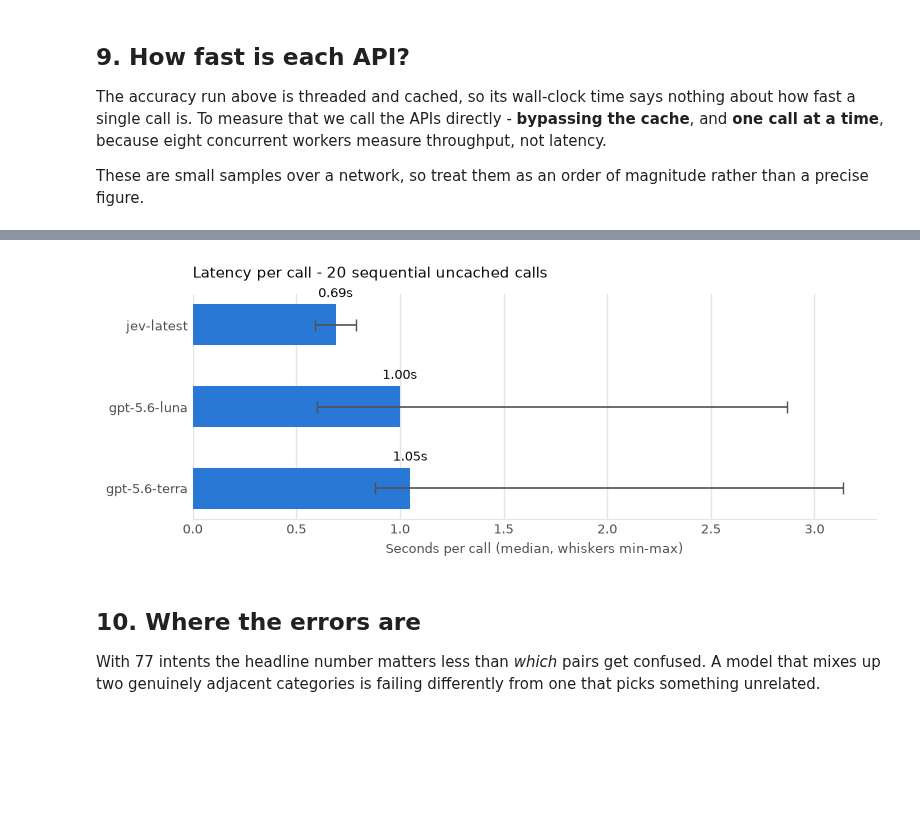
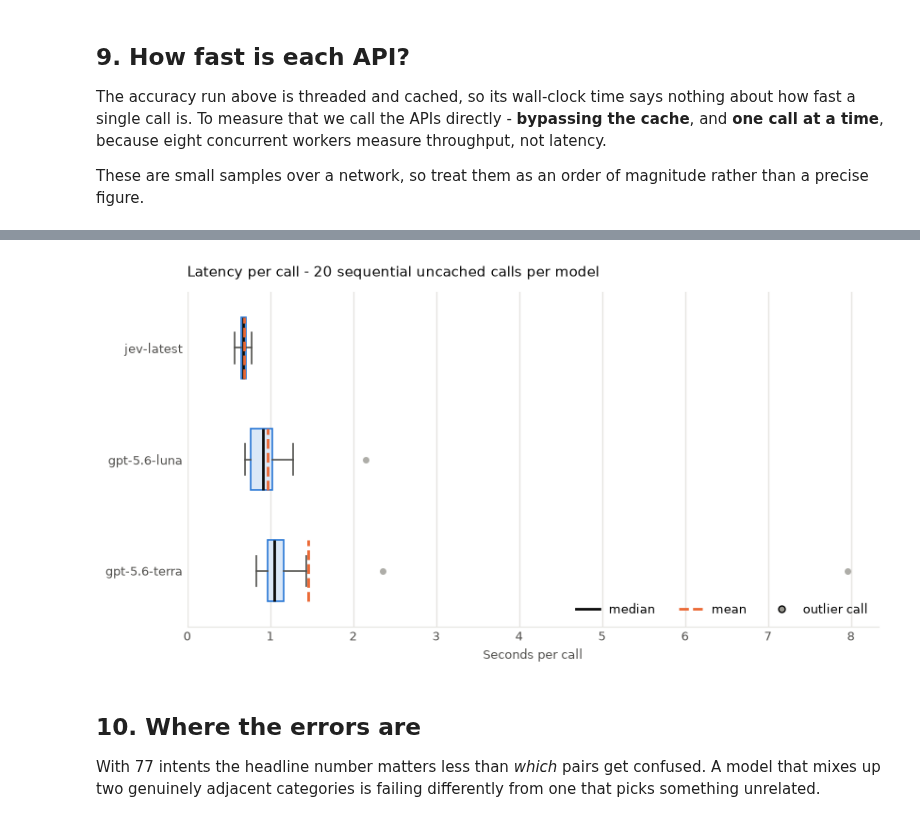
Before and after one commit to miptgirl/miptgirl_medium, a Jupyter notebook: jev/benchmark_banking77.ipynb, the cells around one changed output, grey strips where cells are left out. Saved outputs shown, nothing was run; the diff lists cells and outputs as text; code cells hidden in the pictures; blank space fills up the shorter version.

```diff
--- a/jev/benchmark_banking77.ipynb
+++ b/jev/benchmark_banking77.ipynb
@@ -399,6 +400,8 @@ precise figure.
 SPEED_SAMPLE = 20
 
 speed_rows = []
+speed_samples = {}  # keep every measurement so we can draw the distribution
+
 for model_name, call in MODELS.items():
     latencies = []
     for record in tqdm(records[:SPEED_SAMPLE], desc=model_name):
@@ -412,16 +415,17 @@ for model_name, call in MODELS.items():
     if not latencies:
         continue
 
-    latencies.sort()
+    speed_samples[model_name] = latencies
+    ordered = sorted(latencies)
     speed_rows.append(
         {
             "model": model_name,
-            "calls": len(latencies),
-            "mean_s": round(sum(latencies) / len(latencies), 2),
-            "median_s": round(latencies[len(latencies) // 2], 2),
-            "p90_s": round(latencies[int(len(latencies) * 0.9)], 2),
-            "min_s": round(latencies[0], 2),
-            "max_s": round(latencies[-1], 2),
+            "calls": len(ordered),
+            "mean_s": round(sum(ordered) / len(ordered), 2),
+            "median_s": round(ordered[len(ordered) // 2], 2),
+            "p90_s": round(ordered[int(len(ordered) * 0.9)], 2),
+            "min_s": round(ordered[0], 2),
+            "max_s": round(ordered[-1], 2),
         }
     )
 
@@ -435,38 +447,57 @@ speed
 # %%
-if not speed.empty:
-    fig, ax = plt.subplots(figsize=(8, 3.2))
+if speed_samples:
+    models = list(speed.sort_values("median_s", ascending=False)["model"])
+    measurements = [speed_samples[name] for name in models]
 
-    y = range(len(speed))
-    left = speed["median_s"] - speed["min_s"]
-    right = speed["max_s"] - speed["median_s"]
+    fig, ax = plt.subplots(figsize=(8.5, 0.9 * len(models) + 1.8))
 
-    ax.barh(
-        y, speed["median_s"], color="#2a78d6", height=0.5,
-        xerr=[left, right], capsize=4,
-        error_kw={"ecolor": "#52514e", "elinewidth": 1.2},
+    ax.boxplot(
+        measurements,
+        orientation="horizontal",
+        tick_labels=models,
+        widths=0.55,
+        patch_artist=True,
+        showmeans=True,
+        meanline=True,
+        boxprops={"facecolor": "#dbe8f7", "edgecolor": "#2a78d6", "linewidth": 1.2},
+        medianprops={"color": "#0b0b0b", "linewidth": 2},
+        meanprops={"color": "#eb6834", "linewidth": 2, "linestyle": "--"},
+        whiskerprops={"color": "#52514e", "linewidth": 1.2},
+        capprops={"color": "#52514e", "linewidth": 1.2},
+        flierprops={
+            "marker": "o", "markersize": 5, "markerfacecolor": "#9a9992",
+            "markeredgecolor": "none", "alpha": 0.8,
+        },
     )
 
-    for yi, value in zip(y, speed["median_s"]):
-        ax.text(value, yi - 0.34, f"{value:.2f}s", ha="center", color="#0b0b0b", fontsize=9)
+    ax.legend(
+        handles=[
+            Line2D([0], [0], color="#0b0b0b", linewidth=2, label="median"),
+            Line2D([0], [0], color="#eb6834", linewidth=2, linestyle="--", label="mean"),
+            Line2D([0], [0], marker="o", color="none", markerfacecolor="#9a9992",
+                   markersize=5, label="outlier call"),
+        ],
+        frameon=False, fontsize=9, loc="lower right", ncol=3,
+    )
 
-    ax.set_yticks(list(y))
-    ax.set_yticklabels(speed["model"], fontsize=9)
-    ax.invert_yaxis()
-    ax.set_xlabel("Seconds per call (median, whiskers min-max)", color="#52514e", fontsize=9)
+    ax.set_xlabel("Seconds per call", color="#52514e", fontsize=9)
+    ax.set_xlim(left=0)
     ax.xaxis.grid(True, color="#e6e5e1", linewidth=1)
     ax.set_axisbelow(True)
     ax.tick_params(colors="#52514e", labelsize=9, length=0)
     for side in ("top", "right", "left"):
         ax.spines[side].set_visible(False)
     ax.spines["bottom"].set_color("#e6e5e1")
     ax.set_title(
-        f"Latency per call - {SPEED_SAMPLE} sequential uncached calls",
+        f"Latency per call - {SPEED_SAMPLE} sequential uncached calls per model",
         color="#0b0b0b", fontsize=11, loc="left", pad=12,
     )
     fig.tight_layout()
     plt.show()
+else:
+    print("No latency measurements to plot.")
 # %% [output]
-[figure, old version]
+[figure, new version]
 # %% [markdown]
 ## 10. Where the errors are
 
```
Also changed, not shown: parts of 5 cells of this notebook, 2 other files.
